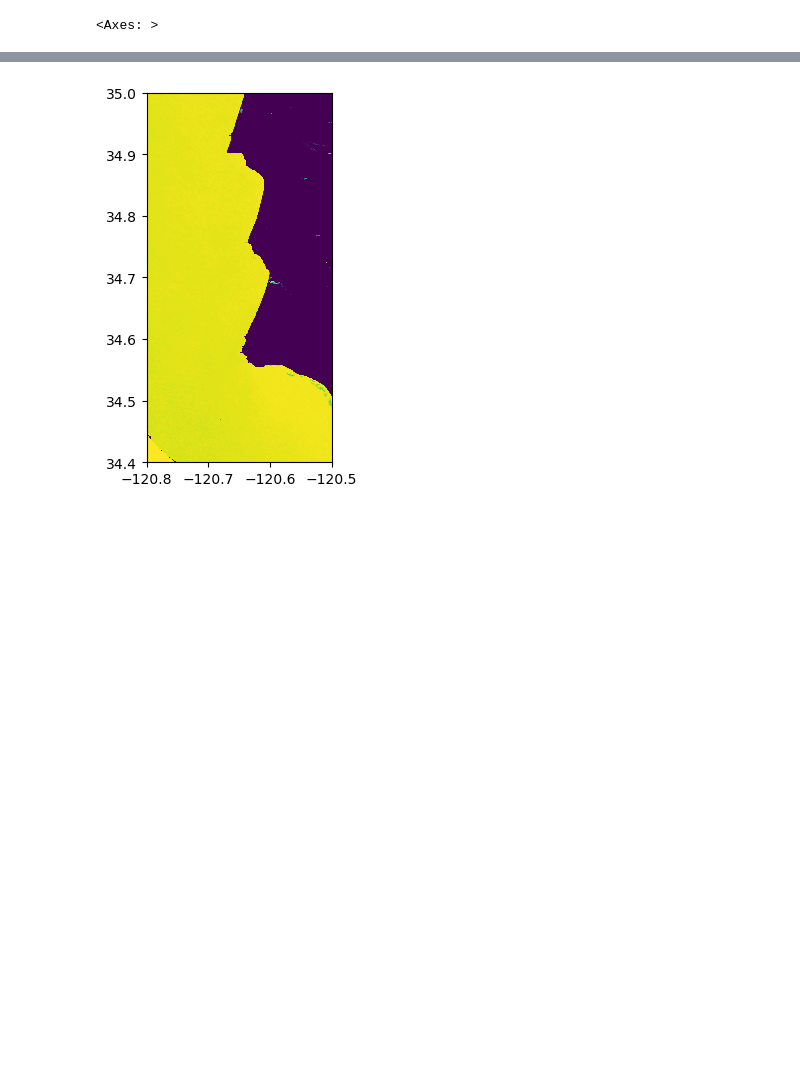
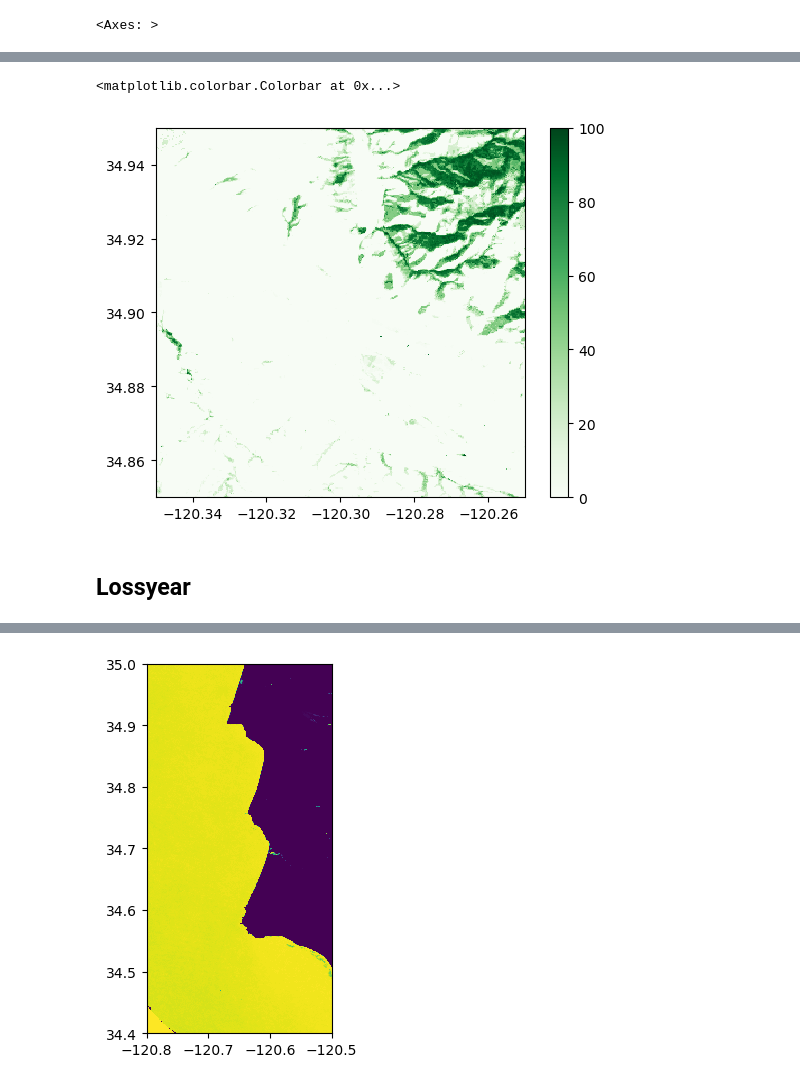
Before and after one commit to OPERA-Cal-Val/tile-mate, a Jupyter notebook: notebooks/Basic_Demo.ipynb, the cells around one changed output, grey strips where cells are left out. Cells and saved outputs as stored; diff of their text form; code cells hidden in the pictures; blank space fills up the shorter version.

Commit message:
add hansen dataset and update tile mate exceptions

```diff
--- a/notebooks/Basic_Demo.ipynb
+++ b/notebooks/Basic_Demo.ipynb
@@ -91,0 +100,8 @@ show(X_2020[:3,...], transform=p['transform'], interpolation='none')
+# %%
+%%time
+
+bounds = [-120.35, 34.85, -120.25, 34.95]
+
+X_tc_2000, p_tc = get_raster_from_tiles(bounds,
+                                        tile_shortname='hansen_treecover_2000')
+X_tc_2000.shape
@@ -91,0 +112,10 @@ show(X_2020[:3,...], transform=p['transform'], interpolation='none')
+# %%
+fig, ax = plt.subplots()
+plt_data = show(X_tc_2000[0,...], transform=p_tc['transform'], interpolation='none', cmap='Greens', ax=ax)
+im = plt_data.get_images()[0]
+fig.colorbar(im, ax=ax)
+# %% [output]
+<matplotlib.colorbar.Colorbar at 0x...>
+[figure, added]
+# %% [markdown]
+## Lossyear
```
Also changed, not shown: parts of 17 cells of this notebook, 4 other files.
